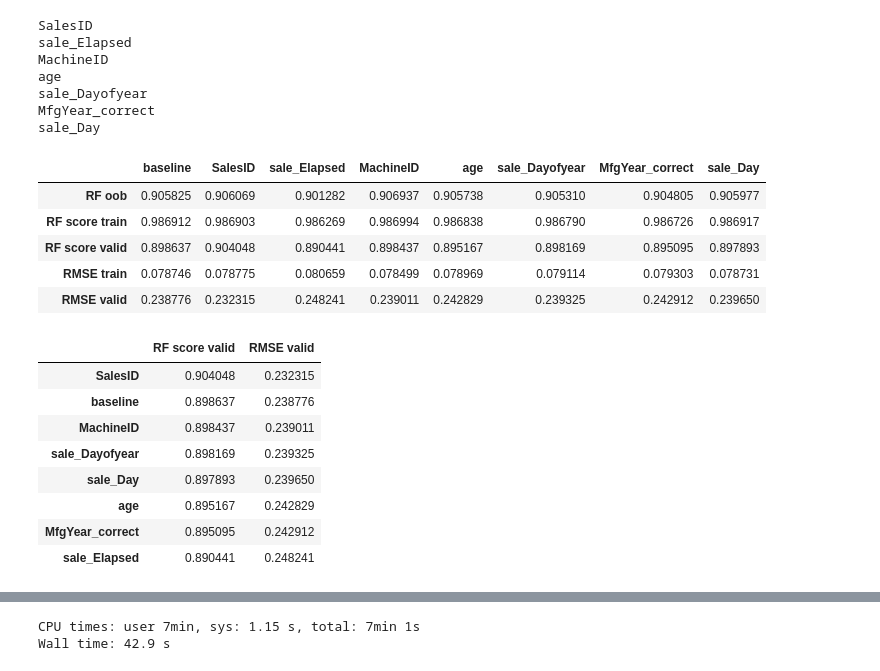
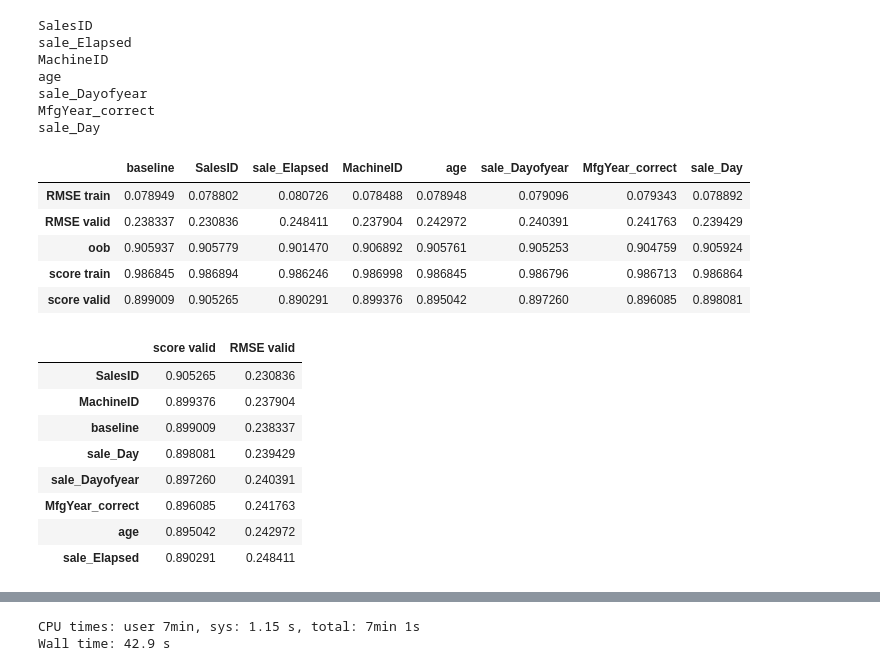
Before and after one commit to BastienVialla/bluebook_for_bulldozers, a Jupyter notebook: bulldozers.ipynb, the cells around one changed output, grey strips where cells are left out. Saved outputs shown, nothing was run; the diff lists cells and outputs as text; code cells hidden in the pictures.

```diff
--- a/bulldozers.ipynb
+++ b/bulldozers.ipynb
@@ -653,8 +660,10 @@ def get_scores(rf, x_train, y_train, x_valid, y_valid):
     compute the RMSE and accuracy for the train et validation set. If the oob_score is avalaible, it's added to the frame.
     """
     score = {"RMSE train": rmse(rf.predict(x_train), y_train), "RMSE valid": rmse(rf.predict(x_valid), y_valid),
-             "RF score train": rf.score(x_train, y_train), "RF score valid": rf.score(x_valid, y_valid)}
+             "score train": rf.score(x_train, y_train), "score valid": rf.score(x_valid, y_valid)}
     if hasattr(rf, "oob_score_"):
-        score.update({"RF oob": rf.oob_score_})
+        score.update({"oob": rf.oob_score_})
+    else:
+        score.update({"oob ": None})
     return score
 # %%
@@ -1004,23 +1013,23 @@ sale_Day
 scores_extra
 # %% [output]
 |  | baseline | SalesID | sale_Elapsed | MachineID | age | sale_Dayofyear | MfgYear_correct | sale_Day |
-| RF oob | 0.905825 | 0.906069 | 0.901282 | 0.906937 | 0.905738 | 0.905310 | 0.904805 | 0.905977 |
-| RF score train | 0.986912 | 0.986903 | 0.986269 | 0.986994 | 0.986838 | 0.986790 | 0.986726 | 0.986917 |
-| RF score valid | 0.898637 | 0.904048 | 0.890441 | 0.898437 | 0.895167 | 0.898169 | 0.895095 | 0.897893 |
-| RMSE train | 0.078746 | 0.078775 | 0.080659 | 0.078499 | 0.078969 | 0.079114 | 0.079303 | 0.078731 |
-| RMSE valid | 0.238776 | 0.232315 | 0.248241 | 0.239011 | 0.242829 | 0.239325 | 0.242912 | 0.239650 |
+| RMSE train | 0.078949 | 0.078802 | 0.080726 | 0.078488 | 0.078948 | 0.079096 | 0.079343 | 0.078892 |
+| RMSE valid | 0.238337 | 0.230836 | 0.248411 | 0.237904 | 0.242972 | 0.240391 | 0.241763 | 0.239429 |
+| oob | 0.905937 | 0.905779 | 0.901470 | 0.906892 | 0.905761 | 0.905253 | 0.904759 | 0.905924 |
+| score train | 0.986845 | 0.986894 | 0.986246 | 0.986998 | 0.986845 | 0.986796 | 0.986713 | 0.986864 |
+| score valid | 0.899009 | 0.905265 | 0.890291 | 0.899376 | 0.895042 | 0.897260 | 0.896085 | 0.898081 |
 # %%
-scores_extra.loc[["RF score valid", "RMSE valid"]].transpose().sort_values("RF score valid", ascending=False)
+scores_extra.loc[["score valid", "RMSE valid"]].transpose().sort_values("score valid", ascending=False)
 # %% [output]
-|  | RF score valid | RMSE valid |
-| SalesID | 0.904048 | 0.232315 |
-| baseline | 0.898637 | 0.238776 |
-| MachineID | 0.898437 | 0.239011 |
-| sale_Dayofyear | 0.898169 | 0.239325 |
-| sale_Day | 0.897893 | 0.239650 |
-| age | 0.895167 | 0.242829 |
-| MfgYear_correct | 0.895095 | 0.242912 |
-| sale_Elapsed | 0.890441 | 0.248241 |
+|  | score valid | RMSE valid |
+| SalesID | 0.905265 | 0.230836 |
+| MachineID | 0.899376 | 0.237904 |
+| baseline | 0.899009 | 0.238337 |
+| sale_Day | 0.898081 | 0.239429 |
+| sale_Dayofyear | 0.897260 | 0.240391 |
+| MfgYear_correct | 0.896085 | 0.241763 |
+| age | 0.895042 | 0.242972 |
+| sale_Elapsed | 0.890291 | 0.248411 |
 # %%
 df_final = df_keep.drop(["SalesID", "sale_Dayofyear", "MachineID", "sale_Day"], axis=1)
 # %%
```
Also changed, not shown: parts of 42 cells of this notebook, 1 other file.
